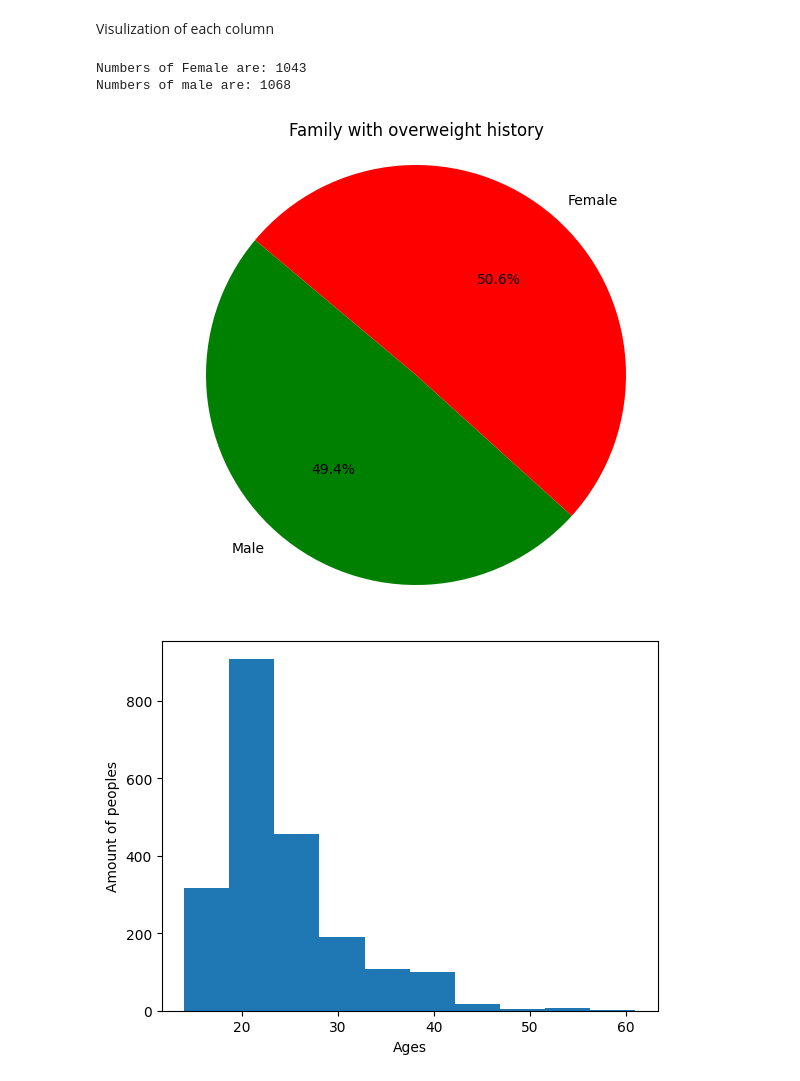
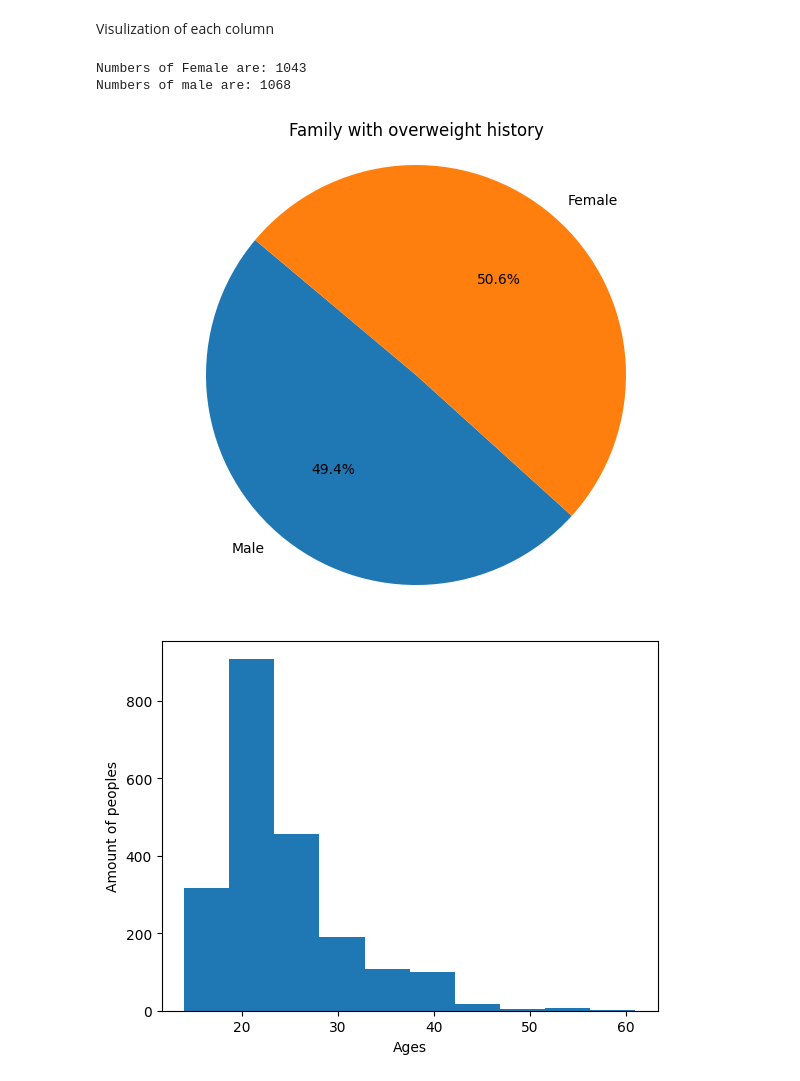
Before and after one commit to NANAYEMYINTKYI/Obesityproj, a Jupyter notebook: clean&prepare.ipynb, the cells around one changed output. Cells and saved outputs as stored; diff of their text form; code cells hidden in the pictures.

Commit message:
Tew's visualization (not mix with Pearry yet)

```diff
--- a/clean&prepare.ipynb
+++ b/clean&prepare.ipynb
@@ -124,25 +124,25 @@ Visulization of each column
 # %%
 count_male=(df['Gender']=='Female').sum()
 print('Numbers of Female are:',count_male)
 count_female=(df['Gender']=='Male').sum()
 print('Numbers of male are:',count_female)
 
 labels=['Male','Female']
 sizes=[count_male,count_female]
 
 plt.figure(figsize=(8, 6))
-plt.pie(sizes, labels=labels, colors=colors, autopct='%1.1f%%', startangle=140)
+plt.pie(sizes, labels=labels, autopct='%1.1f%%', startangle=140)
 plt.title('Family with overweight history')
 
 # Equal aspect ratio ensures that pie is drawn as a circle.
 plt.axis('equal')
 
 # Show the plot
 plt.show()
 # %% [output]
 Numbers of Female are: 1043
 Numbers of male are: 1068
-[figure, old version]
+[figure, new version]
 # %%
 ages=df['Age']
 plt.xlabel('Ages')
```
Also changed, not shown: parts of 10 cells of this notebook.
